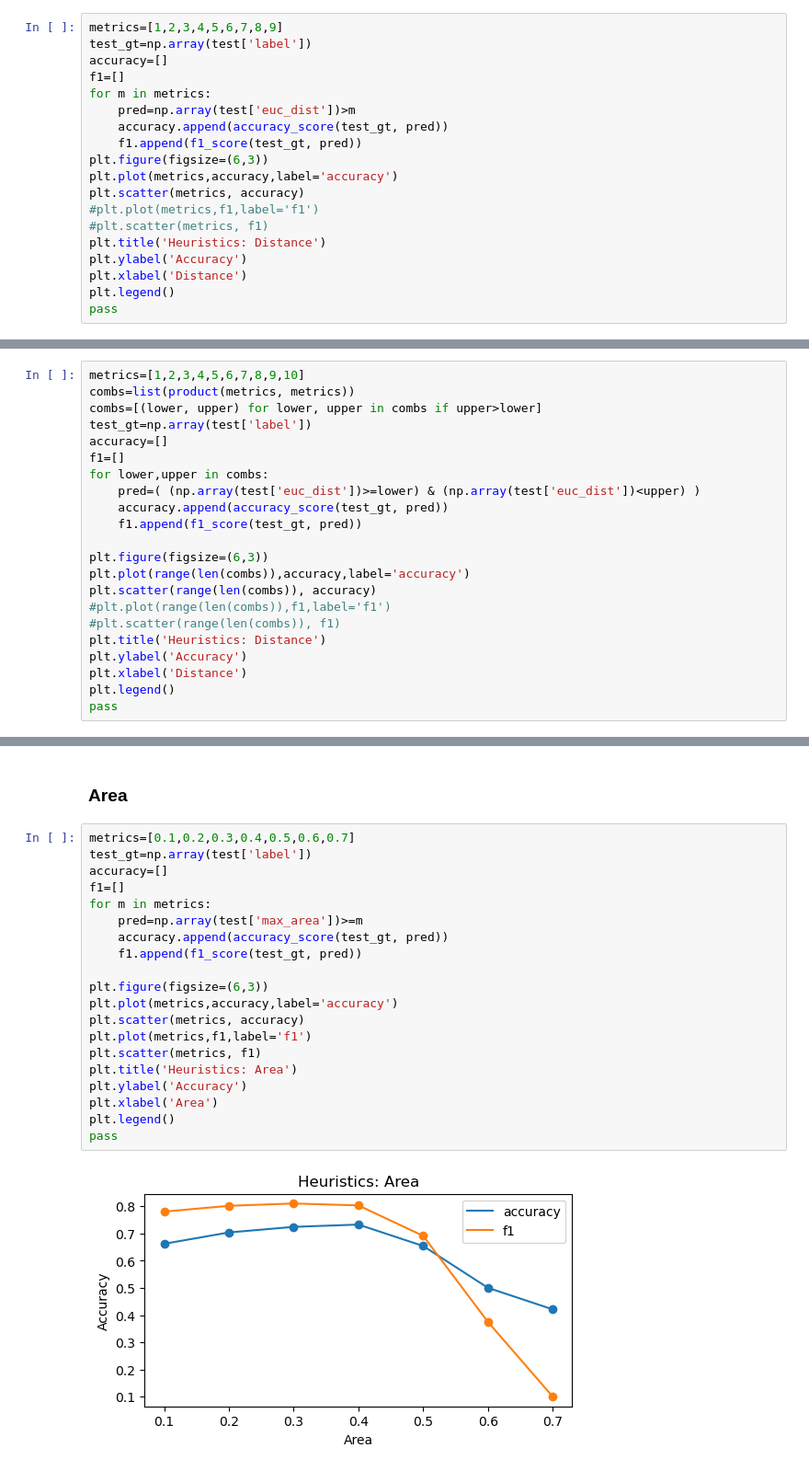
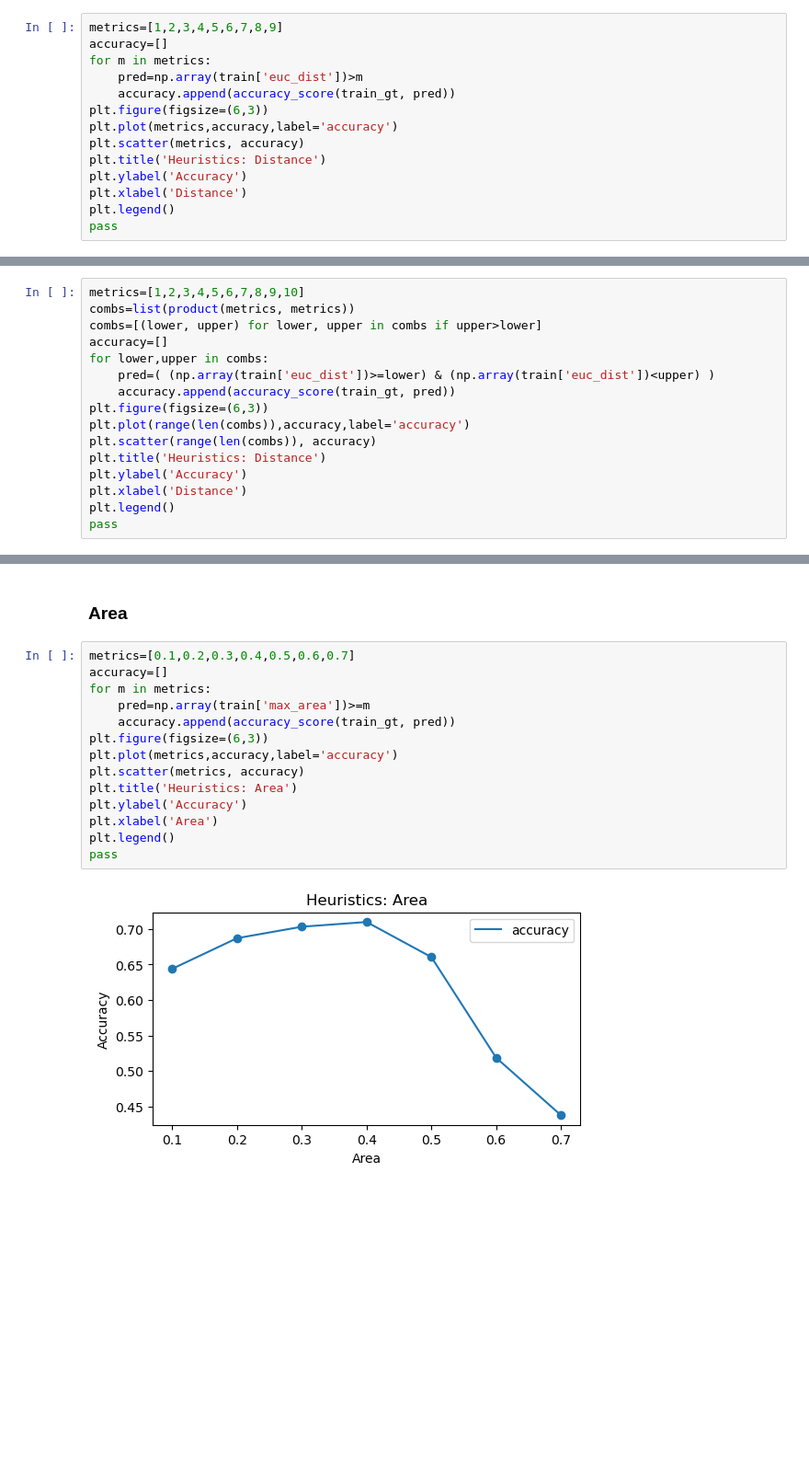
Before and after one commit to BeanHam/2024-spatial-data-integration, a Jupyter notebook: inference_results/heuristics.ipynb, the cells around one changed output, grey strips where cells are left out. Shown at 92% size. Saved outputs shown, nothing was run; the diff lists cells and outputs as text; blank space fills up the shorter version.

```diff
--- a/inference_results/heuristics.ipynb
+++ b/inference_results/heuristics.ipynb
@@ -42,18 +39,13 @@ pass
 ### Distance
 # %%
 metrics=[1,2,3,4,5,6,7,8,9]
-test_gt=np.array(test['label'])
 accuracy=[]
-f1=[]
 for m in metrics:
-    pred=np.array(test['euc_dist'])>m
-    accuracy.append(accuracy_score(test_gt, pred))
-    f1.append(f1_score(test_gt, pred))
+    pred=np.array(train['euc_dist'])>m
+    accuracy.append(accuracy_score(train_gt, pred))
 plt.figure(figsize=(6,3))
 plt.plot(metrics,accuracy,label='accuracy')
 plt.scatter(metrics, accuracy)
-#plt.plot(metrics,f1,label='f1')
-#plt.scatter(metrics, f1)
 plt.title('Heuristics: Distance')
 plt.ylabel('Accuracy')
 plt.xlabel('Distance')
@@ -65,19 +57,13 @@ pass
 metrics=[1,2,3,4,5,6,7,8,9,10]
 combs=list(product(metrics, metrics))
 combs=[(lower, upper) for lower, upper in combs if upper>lower]
-test_gt=np.array(test['label'])
 accuracy=[]
-f1=[]
 for lower,upper in combs:
-    pred=( (np.array(test['euc_dist'])>=lower) & (np.array(test['euc_dist'])<upper) )
-    accuracy.append(accuracy_score(test_gt, pred))
-    f1.append(f1_score(test_gt, pred))
-
+    pred=( (np.array(train['euc_dist'])>=lower) & (np.array(train['euc_dist'])<upper) )
+    accuracy.append(accuracy_score(train_gt, pred))
 plt.figure(figsize=(6,3))
 plt.plot(range(len(combs)),accuracy,label='accuracy')
 plt.scatter(range(len(combs)), accuracy)
-#plt.plot(range(len(combs)),f1,label='f1')
-#plt.scatter(range(len(combs)), f1)
 plt.title('Heuristics: Distance')
 plt.ylabel('Accuracy')
 plt.xlabel('Distance')
@@ -89,23 +75,17 @@ pass
 ### Area
 # %%
 metrics=[0.1,0.2,0.3,0.4,0.5,0.6,0.7]
-test_gt=np.array(test['label'])
 accuracy=[]
-f1=[]
 for m in metrics:
-    pred=np.array(test['max_area'])>=m
-    accuracy.append(accuracy_score(test_gt, pred))
-    f1.append(f1_score(test_gt, pred))
-
+    pred=np.array(train['max_area'])>=m
+    accuracy.append(accuracy_score(train_gt, pred))
 plt.figure(figsize=(6,3))
 plt.plot(metrics,accuracy,label='accuracy')
 plt.scatter(metrics, accuracy)
-plt.plot(metrics,f1,label='f1')
-plt.scatter(metrics, f1)
 plt.title('Heuristics: Area')
 plt.ylabel('Accuracy')
 plt.xlabel('Area')
 plt.legend()
 pass
 # %% [output]
-[figure, old version]
+[figure, new version]
```
Also changed, not shown: parts of 7 cells of this notebook, 2 other files.
